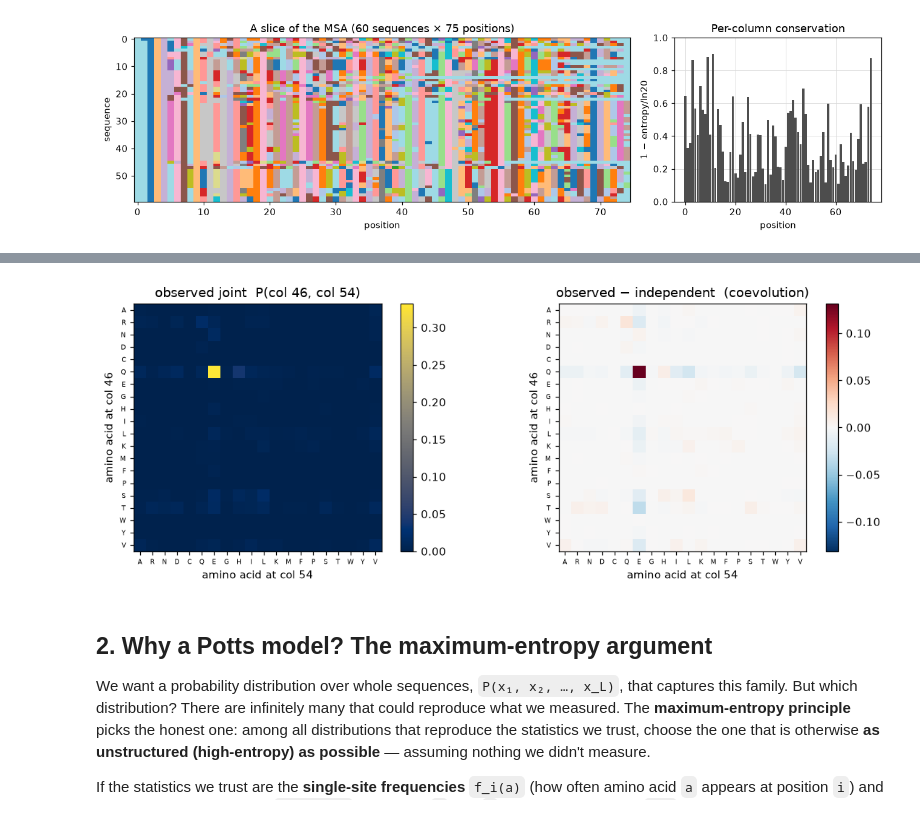
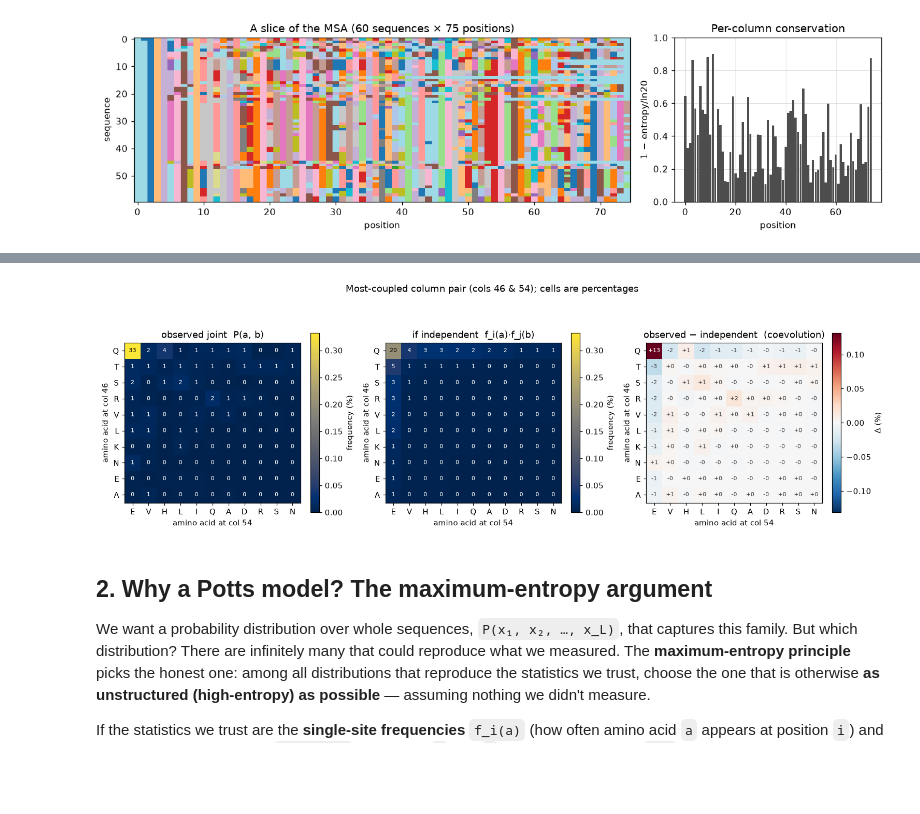
Before and after one commit to james-bowden/jaxPotts, a Jupyter notebook: notebooks/tutorial.ipynb, the cells around one changed output, grey strips where cells are left out. Drawn from its saved outputs; the diff is of its cells as text; code cells hidden in the pictures; blank space fills up the shorter version.

```diff
--- a/notebooks/tutorial.ipynb
+++ b/notebooks/tutorial.ipynb
@@ -98,29 +109,56 @@ product of the two column profiles; the departure from that is coevolution.
 # %%
 f2 = np.asarray(bm.two_point_freqs(X, w_j))    # (L, q, L, q) pairwise frequencies
 # Mutual information per column pair (amino acids only), diagonal removed.
 fa = f1[:, None, :20, None]
 fb = f1[None, :, None, :20]
 fab = f2[:, :20, :, :20].transpose(0, 2, 1, 3)  # (L, L, 20, 20) as [i,j,a,b]
 mi = np.sum(np.where(fab > 0, fab * np.log((fab + 1e-12) / (fa * fb + 1e-12)), 0.0), axis=(2, 3))
 np.fill_diagonal(mi, 0.0)
 i0, j0 = np.unravel_index(np.argmax(mi), mi.shape)
 AA = "ARNDCQEGHILKMFPSTWYV"
 
-fig, axes = plt.subplots(1, 2, figsize=(11, 4))
-joint = fab[i0, j0]                              # (20, 20) observed joint
-indep = fa[i0, 0, :, 0][:, None] * fb[0, j0, 0, :][None, :]  # outer product if independent
-for ax, M, ttl in [(axes[0], joint, f"observed joint  P(col {i0}, col {j0})"),
-                   (axes[1], joint - indep, "observed − independent  (coevolution)")]:
-    im = ax.imshow(M, cmap=SEQ if ax is axes[0] else DIV, aspect="equal",
-                   vmin=(-np.abs(joint - indep).max() if ax is axes[1] else None),
-                   vmax=(np.abs(joint - indep).max() if ax is axes[1] else None))
-    ax.set_xticks(range(20)); ax.set_xticklabels(AA, fontsize=6)
-    ax.set_yticks(range(20)); ax.set_yticklabels(AA, fontsize=6)
+# Keep only the amino acids that actually appear (>2%) at each column, most common first,
+# so the 20x20 table collapses to a small, legible block instead of a sea of zeros.
+fi, fj = f1[i0, :20], f1[j0, :20]
+ai = np.where(fi > 0.02)[0][np.argsort(-fi[np.where(fi > 0.02)])]
+aj = np.where(fj > 0.02)[0][np.argsort(-fj[np.where(fj > 0.02)])]
+labi, labj = [AA[a] for a in ai], [AA[a] for a in aj]
+
+joint = fab[i0, j0][np.ix_(ai, aj)]        # observed P(a at col i0, b at col j0)
+indep = np.outer(fi[ai], fj[aj])           # what independence predicts (outer product)
+diff = joint - indep                       # the departure = coevolution
+
+
+def _table(ax, M, cmap, vmin, vmax, title, diverging=False):
+    im = ax.imshow(M, cmap=cmap, vmin=vmin, vmax=vmax, aspect="equal")
+    ax.set_xticks(range(len(labj))); ax.set_xticklabels(labj)
+    ax.set_yticks(range(len(labi))); ax.set_yticklabels(labi)
     ax.set_xlabel(f"amino acid at col {j0}"); ax.set_ylabel(f"amino acid at col {i0}")
-    ax.set_title(ttl); ax.grid(False); plt.colorbar(im, ax=ax, fraction=0.046)
+    ax.set_title(title); ax.grid(False)
+    span = vmax if not diverging else vmax
+    for r in range(M.shape[0]):
+        for c in range(M.shape[1]):
+            v = M[r, c]
+            if diverging:
+                tc = "white" if abs(v) > 0.6 * span else "0.25"
+                txt = f"{100 * v:+.0f}"
+            else:
+                tc = "white" if v < 0.5 * span else "black"
+                txt = f"{100 * v:.0f}"
+            ax.text(c, r, txt, ha="center", va="center", fontsize=7, color=tc)
+    plt.colorbar(im, ax=ax, fraction=0.046, label="frequency (%)" if not diverging else "Δ (%)")
+
+
+fig, axes = plt.subplots(1, 3, figsize=(14, 4.4))
+vmax_j = max(joint.max(), indep.max())          # shared scale so the two are comparable
+vmax_d = np.abs(diff).max()
+_table(axes[0], joint, SEQ, 0, vmax_j, "observed joint  P(a, b)")
+_table(axes[1], indep, SEQ, 0, vmax_j, "if independent  f_i(a)·f_j(b)")
+_table(axes[2], diff, DIV, -vmax_d, vmax_d, "observed − independent  (coevolution)", diverging=True)
+fig.suptitle(f"Most-coupled column pair (cols {i0} & {j0}); cells are percentages", y=1.02)
 plt.tight_layout(); plt.show()
 # %% [output]
-[figure, old version]
+[figure, new version]
 # %% [markdown]
 ## 2. Why a Potts model? The maximum-entropy argument
 
```
Also changed, not shown: parts of 2 cells of this notebook, 1 other file.
